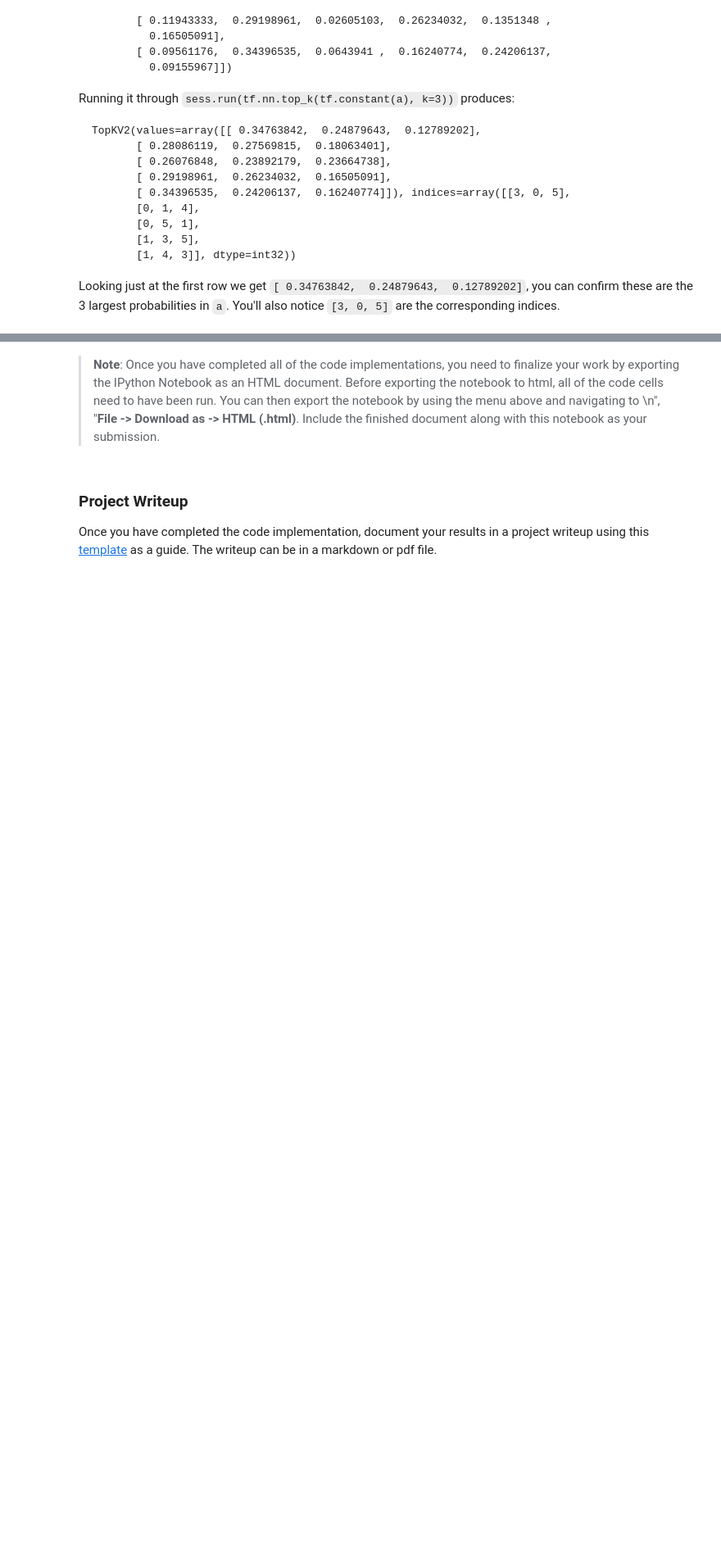
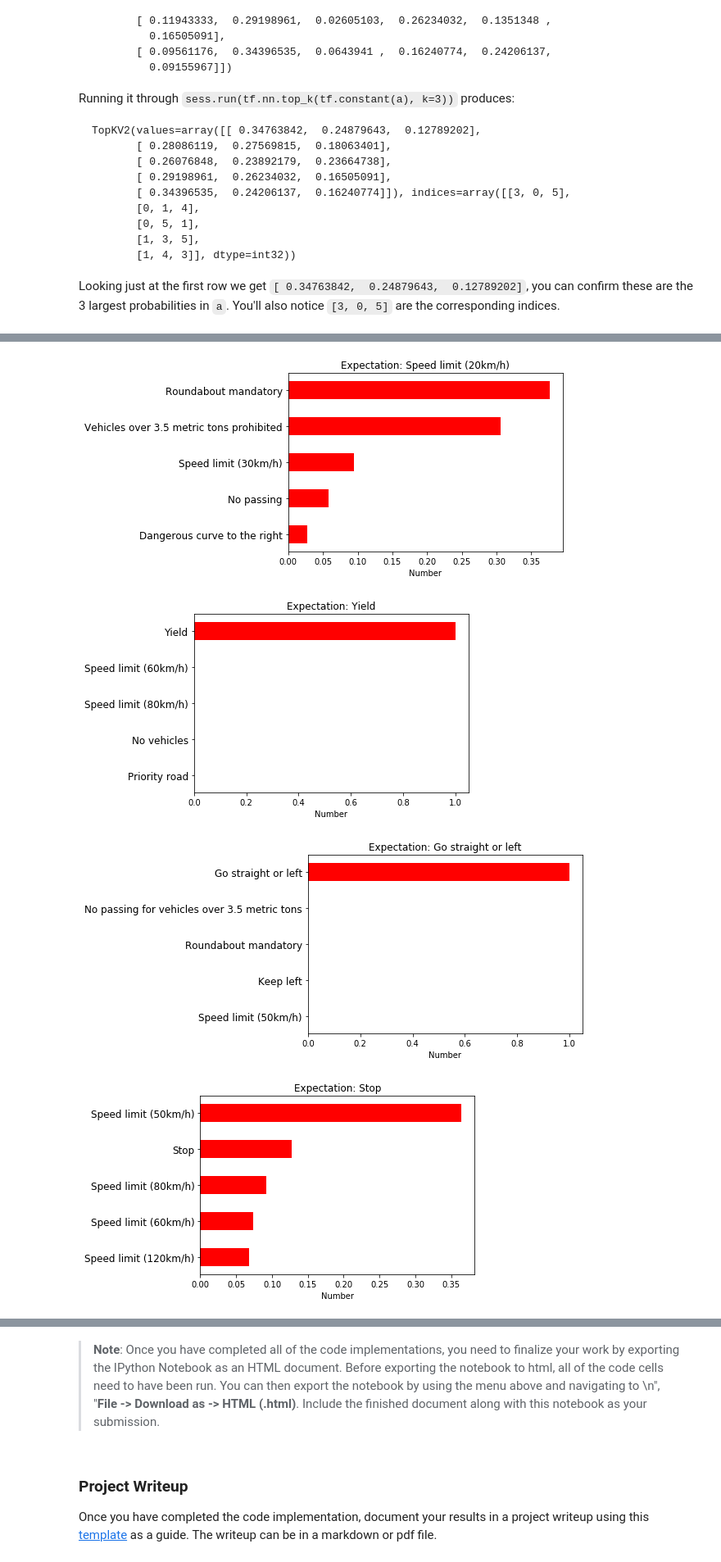
Before and after one commit to Xidai/CarND-Traffic-Sign-Classifier-Project, a Jupyter notebook: Traffic_Sign_Classifier.ipynb, the cells around one changed output, grey strips where cells are left out. Shown at 82% size. Saved outputs shown, nothing was run; the diff lists cells and outputs as text; code cells hidden in the pictures; blank space fills up the shorter version.

```diff
--- a/Traffic_Sign_Classifier.ipynb
+++ b/Traffic_Sign_Classifier.ipynb
@@ -259,7 +259,7 @@ one_hot_y = tf.one_hot(y, n_classes)
 # Train Pipeline
 rate = 0.001
 
-EPOCHS = 200
+EPOCHS = 100
 BATCH_SIZE = 512
 keep_prob = tf.placeholder(tf.float32)
 
@@ -490,6 +542,27 @@ with tf.Session() as sess:
 # %%
 %matplotlib inline
 
+def draw_bar_chart (title, data, labels):
+    ind = np.arange(len(data))  # the x locations for the groups
+    width = 0.5       # the width of the bars
+    fig, ax = plt.subplots()
+#     fig.set_size_inches(15, 10)
+    rects1 = ax.barh(ind, data, width, color='r')
+
+    # # add some text for labels, title and axes ticks
+    ax.set_xlabel('Number')
+    ax.set_title('Expectation: ' + title)
+    ax.set_yticks(ind)
+    ax.set_yticklabels(labels, fontsize=12)
+
+    plt.savefig('chart-output/' + str(all_signs.index(title)) + '.png')
+    plt.show()
+
 for i in range(len(result.values)):
     row_value = result.values[i]
-    draw(all_signs[expectations[i]], list(reversed(list(result.values[i]))), list(reversed(list(map(lambda x: all_signs[x], result.indices[i])))))
+    draw_bar_chart(all_signs[expectations[i]], list(reversed(list(result.values[i]))), list(reversed(list(map(lambda x: all_signs[x], result.indices[i])))))
+# %% [output]
+[figure, added]
+[figure, added]
+[figure, added]
+[figure, added]
```
Also changed, not shown: parts of 9 cells of this notebook, 13 other files.
